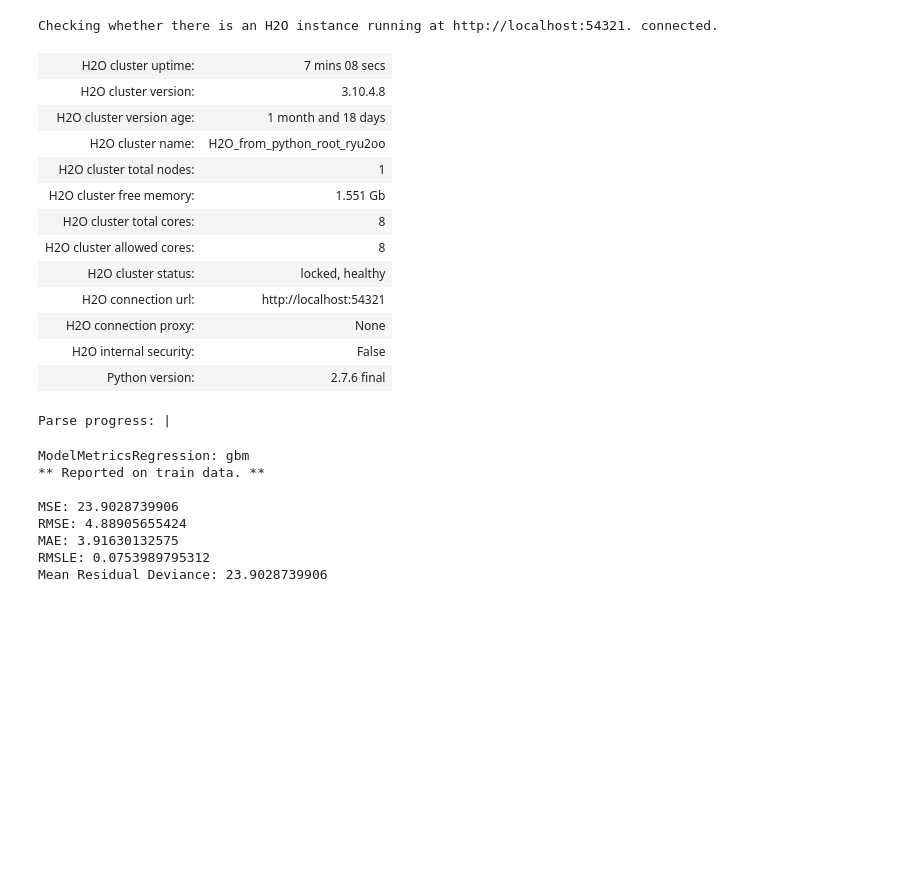
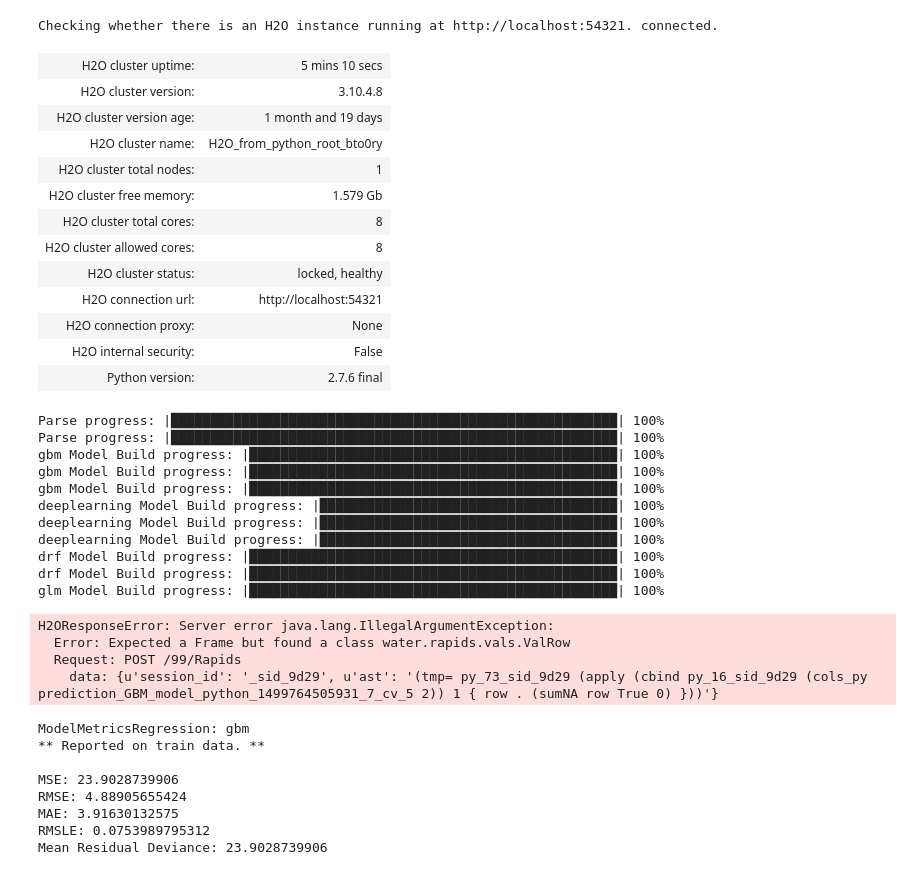
Before and after one commit to Kapetis/ST2, a Jupyter notebook: H2o Stacking method.ipynb, the cells around one changed output. Drawn from its saved outputs; the diff is of its cells as text; code cells hidden in the pictures; blank space fills up the shorter version.

```diff
--- a/H2o Stacking method.ipynb
+++ b/H2o Stacking method.ipynb
@@ -1,46 +0,0 @@
-# %%
-import h2o
-h2o.init()
-from h2o.estimators.random_forest import H2ORandomForestEstimator
-from h2o.estimators.gbm import H2OGradientBoostingEstimator
-from h2o.estimators.glm import H2OGeneralizedLinearEstimator
-from h2o.estimators.stackedensemble import H2OStackedEnsembleEstimator
-# %% [output]
-Checking whether there is an H2O instance running at http://localhost:54321. connected.
-| H2O cluster uptime: | 7 mins 08 secs |
-| H2O cluster version: | 3.10.4.8 |
-| H2O cluster version age: | 1 month and 18 days |
-| H2O cluster name: | H2O_from_python_root_ryu2oo |
-| H2O cluster total nodes: | 1 |
-| H2O cluster free memory: | 1.551 Gb |
-| H2O cluster total cores: | 8 |
-| H2O cluster allowed cores: | 8 |
-| H2O cluster status: | locked, healthy |
-| H2O connection url: | http://localhost:54321 |
-| H2O connection proxy: | None |
-| H2O internal security: | False |
-| Python version: | 2.7.6 final |
-# %%
-col_types = ["numeric", "numeric", "numeric", "enum", "enum", "numeric", "numeric", "numeric", "numeric"]
-data = h2o.import_file("http://h2o-public-test-data.s3.amazonaws.com/smalldata/prostate/prostate.csv", col_types=col_types)
-train = h2o.import_file("https://s3.amazonaws.com/erin-data/higgs/higgs_train_10k.csv")
-test =  h2o.import_file("https://s3.amazonaws.com/erin-data/higgs/higgs_test_5k.csv")
-
-#train, test = data.split_frame(ratios=[.8], seed=1)
-x = ["CAPSULE","GLEASON","RACE","DPROS","DCAPS","PSA","VOL"]
-y = "AGE"
-nfolds = 5
-my_gbm = H2OGradientBoostingEstimator(nfolds=nfolds, fold_assignment="Modulo", keep_cross_validation_predictions=True)
-my_gbm.train(x=x, y=y, training_frame=train)
-my_rf = H2ORandomForestEstimator(nfolds=nfolds, fold_assignment="Modulo", keep_cross_validation_predictions=True)
-my_rf.train(x=x, y=y, training_frame=train)
-
-my_glm = H2OGeneralizedLinearEstimator(nfolds=nfolds, fold_assignment="Modulo", keep_cross_validation_predictions=True)
-my_glm.train(x=x, y=y, training_frame=train)
-
-stack = H2OStackedEnsembleEstimator(model_id="my_ensemble", training_frame=train, validation_frame=test, base_models=[my_gbm.model_id, my_rf.model_id,my_glm.model_id])
-stack.train(x=x, y=y, training_frame=train, validation_frame=test)
-
-stack.model_performance()
-# %% [output]
-Parse progress: |
@@ -47,3 +195,35 @@ Parse progress: |
+# %%
+main()
+# %% [output]
+Checking whether there is an H2O instance running at http://localhost:54321. connected.
+| H2O cluster uptime: | 5 mins 10 secs |
+| H2O cluster version: | 3.10.4.8 |
+| H2O cluster version age: | 1 month and 19 days |
+| H2O cluster name: | H2O_from_python_root_bto0ry |
+| H2O cluster total nodes: | 1 |
+| H2O cluster free memory: | 1.579 Gb |
+| H2O cluster total cores: | 8 |
+| H2O cluster allowed cores: | 8 |
+| H2O cluster status: | locked, healthy |
+| H2O connection url: | http://localhost:54321 |
+| H2O connection proxy: | None |
+| H2O internal security: | False |
+| Python version: | 2.7.6 final |
+Parse progress: |█████████████████████████████████████████████████████████| 100%
+Parse progress: |█████████████████████████████████████████████████████████| 100%
+gbm Model Build progress: |███████████████████████████████████████████████| 100%
+gbm Model Build progress: |███████████████████████████████████████████████| 100%
+gbm Model Build progress: |███████████████████████████████████████████████| 100%
+deeplearning Model Build progress: |██████████████████████████████████████| 100%
+deeplearning Model Build progress: |██████████████████████████████████████| 100%
+deeplearning Model Build progress: |██████████████████████████████████████| 100%
+drf Model Build progress: |███████████████████████████████████████████████| 100%
+drf Model Build progress: |███████████████████████████████████████████████| 100%
+glm Model Build progress: |███████████████████████████████████████████████| 100%
+H2OResponseError: Server error java.lang.IllegalArgumentException:
+  Error: Expected a Frame but found a class water.rapids.vals.ValRow
+  Request: POST /99/Rapids
+    data: {u'session_id': '_sid_9d29', u'ast': '(tmp= py_73_sid_9d29 (apply (cbind py_16_sid_9d29 (cols_py prediction_GBM_model_python_1499764505931_7_cv_5 2)) 1 { row . (sumNA row True 0) }))'}
 # %%
 my_gbm.model_performance()
 # %% [output]
```
Also changed, not shown: parts of 7 cells of this notebook, 5 other files.
